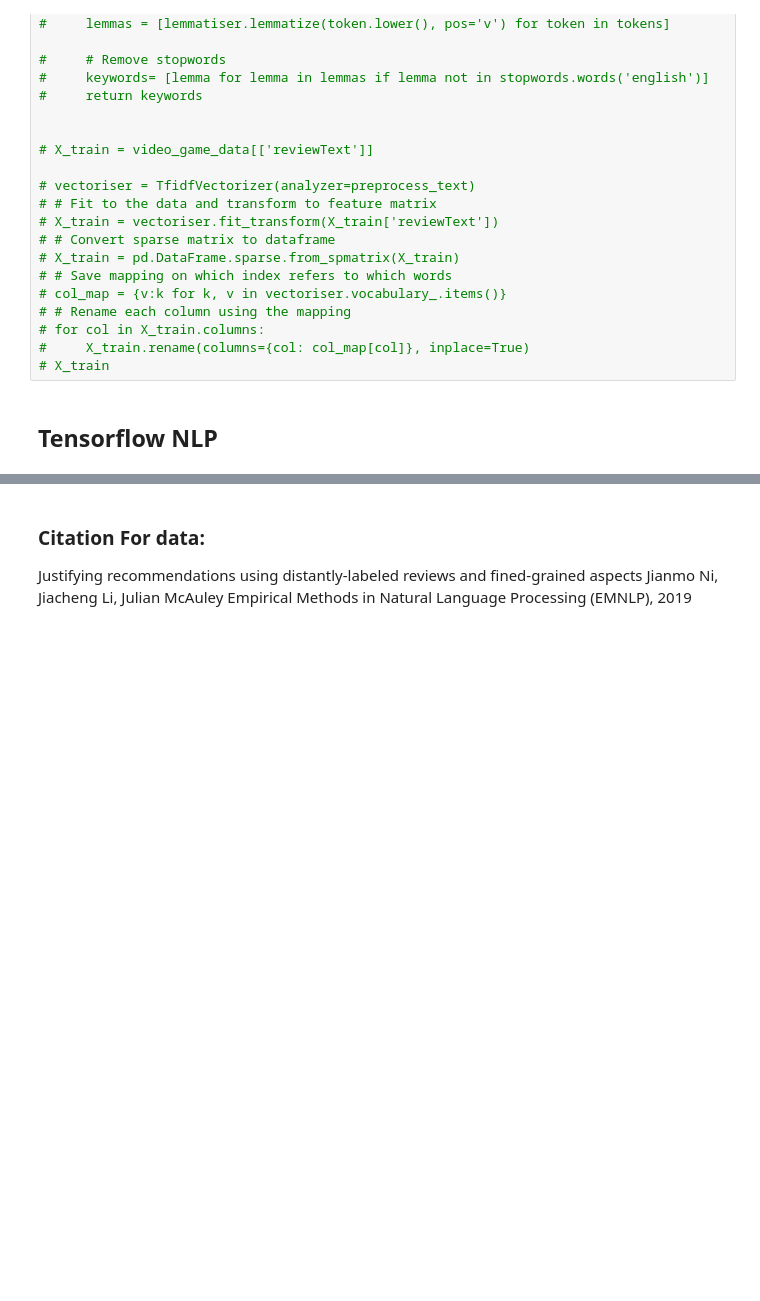
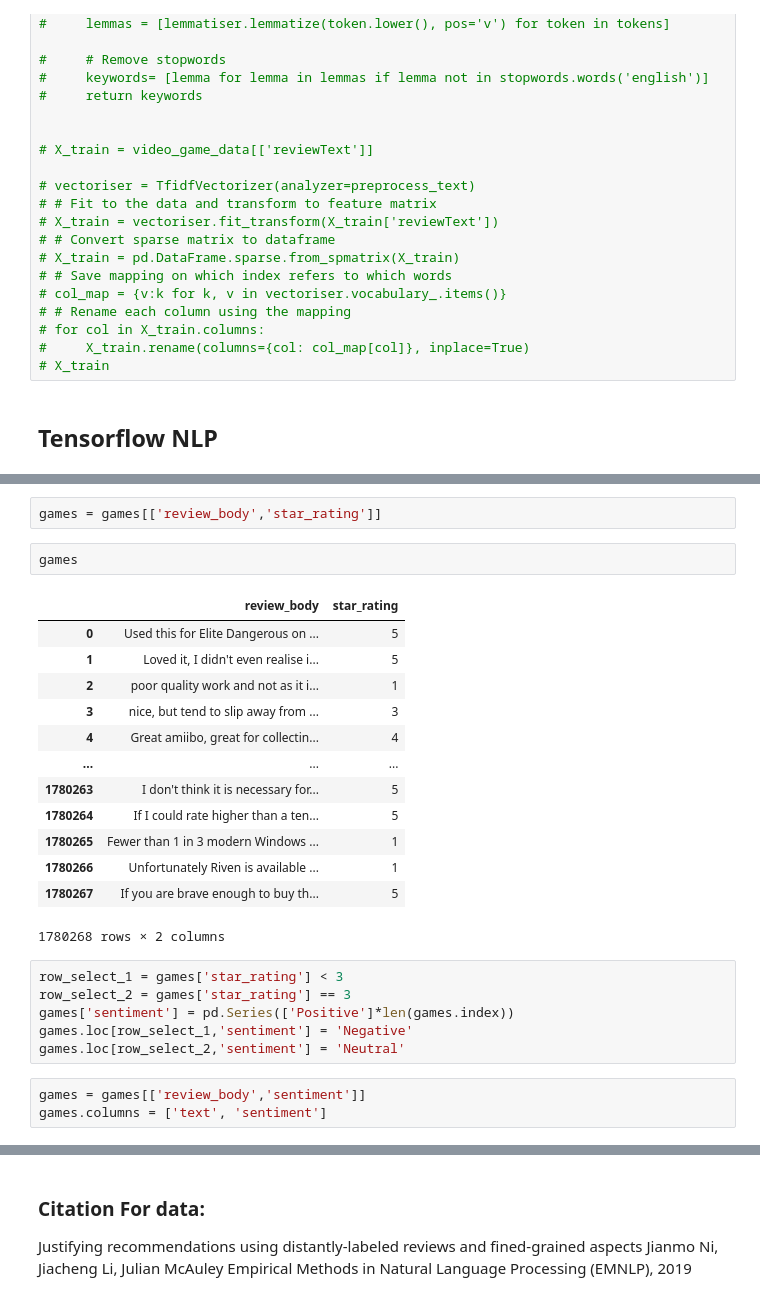
Before and after one commit to sciarrilli/TOOL1_FINAL_PROJECT, a Jupyter notebook: dst_final_project_notebook.ipynb, the cells around one changed output, grey strips where cells are left out. Drawn from its saved outputs; the diff is of its cells as text; blank space fills up the shorter version.

```diff
--- a/dst_final_project_notebook.ipynb
+++ b/dst_final_project_notebook.ipynb
@@ -234,0 +321,27 @@ val_loop_iter = 50 # in how many iters we record
+# %%
+games = games[['review_body','star_rating']]
+# %%
+games
+# %% [output]
+|  | review_body | star_rating |
+| 0 | Used this for Elite Dangerous on ... | 5 |
+| 1 | Loved it, I didn't even realise i... | 5 |
+| 2 | poor quality work and not as it i... | 1 |
+| 3 | nice, but tend to slip away from ... | 3 |
+| 4 | Great amiibo, great for collectin... | 4 |
+| ... | ... | ... |
+| 1780263 | I don't think it is necessary for... | 5 |
+| 1780264 | If I could rate higher than a ten... | 5 |
+| 1780265 | Fewer than 1 in 3 modern Windows ... | 1 |
+| 1780266 | Unfortunately Riven is available ... | 1 |
+| 1780267 | If you are brave enough to buy th... | 5 |
+1780268 rows × 2 columns
+# %%
+row_select_1 = games['star_rating'] < 3
+row_select_2 = games['star_rating'] == 3
+games['sentiment'] = pd.Series(['Positive']*len(games.index))
+games.loc[row_select_1,'sentiment'] = 'Negative'
+games.loc[row_select_2,'sentiment'] = 'Neutral'
+# %%
+games = games[['review_body','sentiment']]
+games.columns = ['text', 'sentiment']
```
Also changed, not shown: parts of 23 cells of this notebook.
